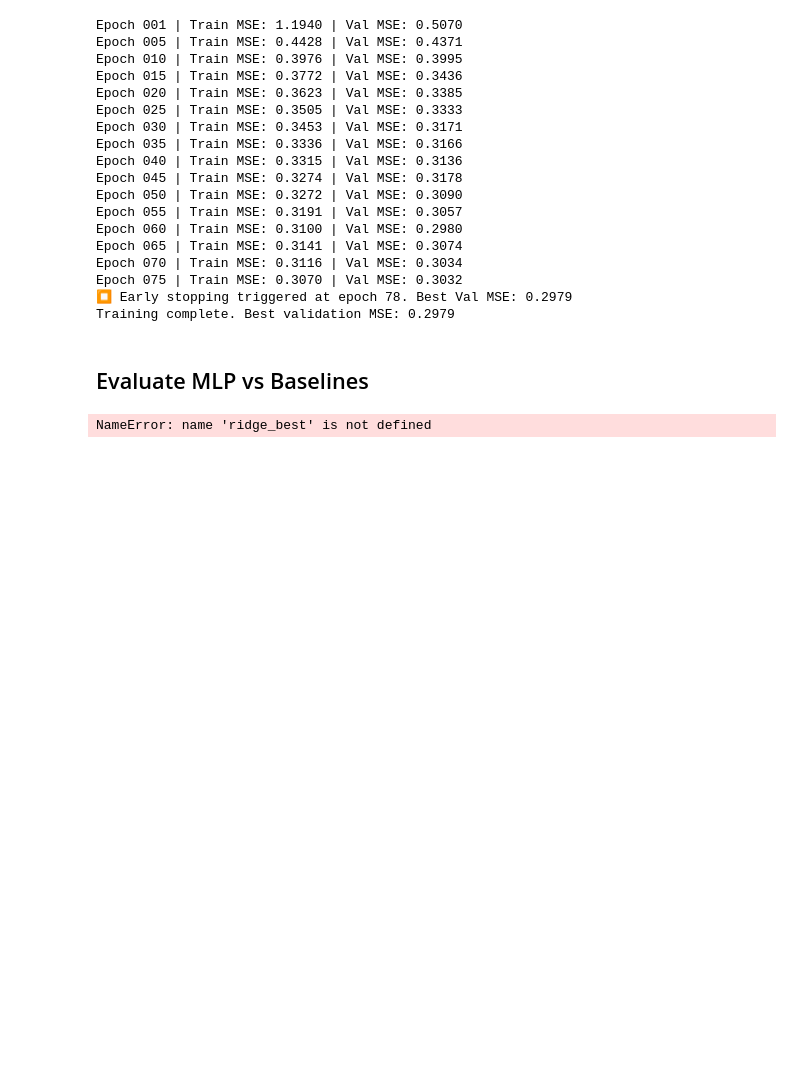
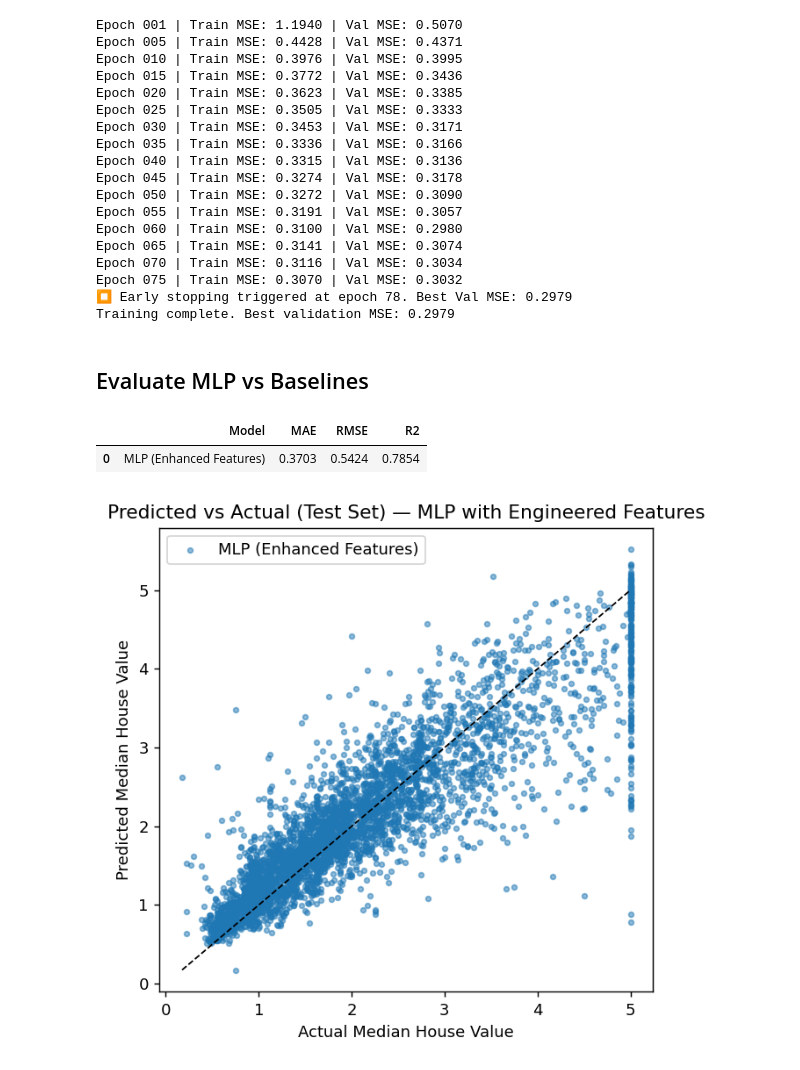
Before and after one commit to FranQuant/pytorch_dl_apps, a Jupyter notebook: part1_foundations/capstone_california_housing/05_mlp_feature_engineering.ipynb, the cells around one changed output. Saved outputs shown, nothing was run; the diff lists cells and outputs as text; code cells hidden in the pictures; blank space fills up the shorter version.

Commit message:
feat: add enhanced feature engineering + PyTorch MLP baseline (notebook 5)

```diff
--- a/part1_foundations/capstone_california_housing/05_mlp_feature_engineering.ipynb
+++ b/part1_foundations/capstone_california_housing/05_mlp_feature_engineering.ipynb
@@ -231,43 +231,40 @@ Training complete. Best validation MSE: 0.2979
 # %% [markdown]
 ## Evaluate MLP vs Baselines
 # %%
-# --- 4. Evaluation: MLP vs Ridge vs HGB ---
+# --- 4. Evaluation: MLP (Enhanced Feature Space) ---
 
 # --- predictions ---
 model.eval()
 with torch.no_grad():
     y_pred_mlp = model(X_test_t).squeeze().numpy()
 
 # --- compute metrics ---
 def compute_metrics(y_true, y_pred, name):
     mae  = mean_absolute_error(y_true, y_pred)
     rmse = np.sqrt(mean_squared_error(y_true, y_pred))
     r2   = r2_score(y_true, y_pred)
     return pd.Series({"Model": name, "MAE": mae, "RMSE": rmse, "R2": r2})
 
-ridge_pred = ridge_best.predict(X_test_prep)
-hgb_pred   = hgb.predict(X_test_prep)
-
+# --- evaluate only the MLP (since Ridge/HGB were trained on fewer features) ---
 results_df = pd.concat([
-    compute_metrics(y_test, ridge_pred, "Ridge"),
-    compute_metrics(y_test, hgb_pred, "HGB"),
-    compute_metrics(y_test, y_pred_mlp, "MLP")
+    compute_metrics(y_test, y_pred_mlp, "MLP (Enhanced Features)")
 ], axis=1).T
 
+# --- format and display ---
 results_df[["MAE", "RMSE", "R2"]] = results_df[["MAE", "RMSE", "R2"]].round(4)
 display(results_df)
 
 # --- scatter: predicted vs actual ---
 plt.figure(figsize=(5,5))
-plt.scatter(y_test, ridge_pred, s=8, alpha=0.4, label="Ridge")
-plt.scatter(y_test, hgb_pred,   s=8, alpha=0.4, label="HGB")
-plt.scatter(y_test, y_pred_mlp, s=8, alpha=0.4, label="MLP")
+plt.scatter(y_test, y_pred_mlp, s=10, alpha=0.5, label="MLP (Enhanced Features)")
 plt.plot([y_test.min(), y_test.max()], [y_test.min(), y_test.max()], "k--", lw=1)
-plt.title("Predicted vs Actual (Test Set)")
+plt.title("Predicted vs Actual (Test Set) — MLP with Engineered Features")
 plt.xlabel("Actual Median House Value")
-plt.ylabel("Predicted")
+plt.ylabel("Predicted Median House Value")
 plt.legend()
 plt.tight_layout()
 plt.show()
 # %% [output]
-NameError: name 'ridge_best' is not defined
+|  | Model | MAE | RMSE | R2 |
+| 0 | MLP (Enhanced Features) | 0.3703 | 0.5424 | 0.7854 |
+[figure, added]
```
Also changed, not shown: parts of 1 cell of this notebook.
